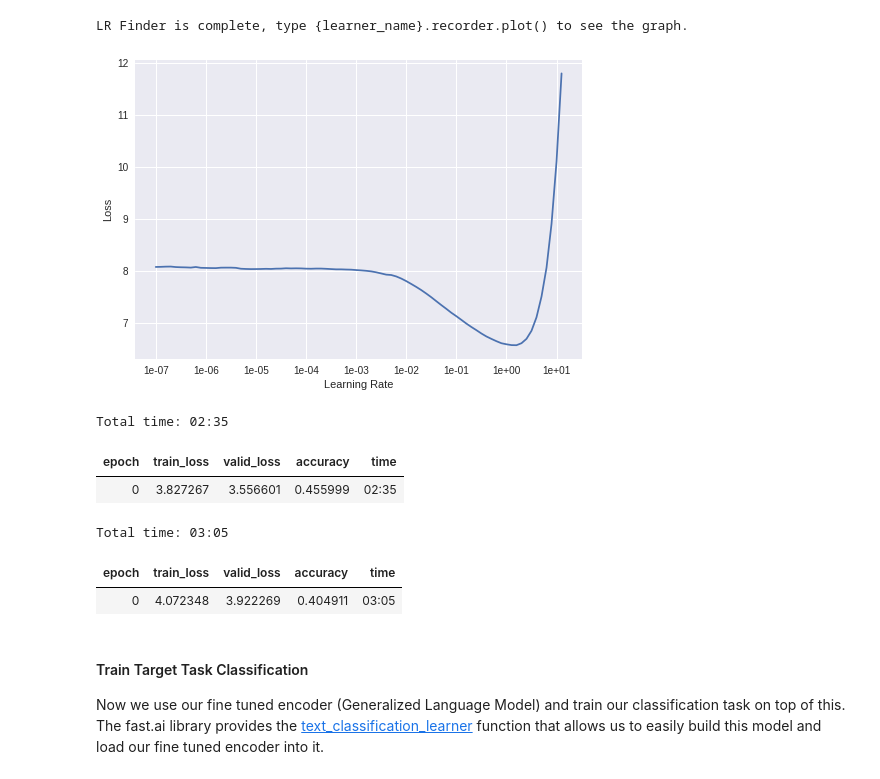
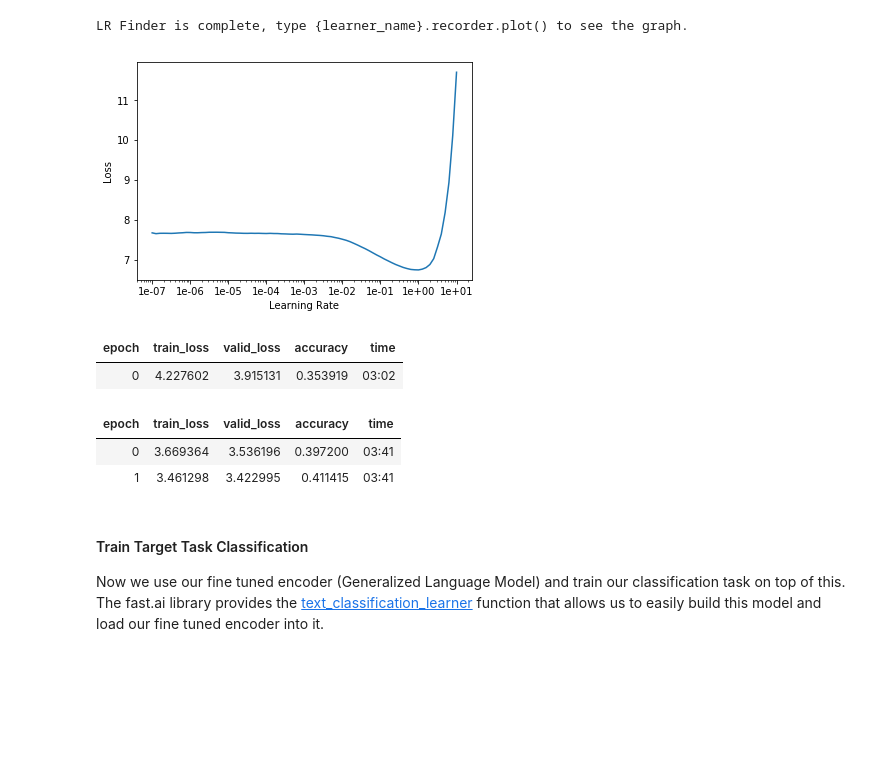
Before and after one commit to garretthoffman/AI_Conf_2019_DL_4_NLP, a Jupyter notebook: 04_ULMFiT_fastai.ipynb, the cells around one changed output. Cells and saved outputs as stored; diff of their text form; code cells hidden in the pictures; blank space fills up the shorter version.

```diff
--- a/04_ULMFiT_fastai.ipynb
+++ b/04_ULMFiT_fastai.ipynb
@@ -87,5 +70,3 @@ Working with raw text data often requires preprocessing the text in some fashion
-# %%
-messages = np.array([utl.preprocess_ST_message(message) for message in messages])
 # %% [markdown]
 #### Create Data DF
 
@@ -153,24 +134,23 @@ LR Finder is complete, type {learner_name}.recorder.plot() to see the graph.
 # plot learning rate performance to get max learning rate for one cycle fitting
 lm_learn.recorder.plot()
 # %% [output]
-[figure, old version]
+[figure, new version]
 # %%
 # run one cycle training with max learning rate equal to ~1/10 (1 order of magnitude) of min learning rate in plot
 
 # Run one epoch with lower layers
-lm_learn.fit_one_cycle(cyc_len=1, max_lr=2e-1, moms=(0.8, 0.7))
+lm_learn.fit_one_cycle(cyc_len=1, max_lr=1e-1, moms=(0.8, 0.7))
 # %% [output]
-Total time: 02:35
 | epoch | train_loss | valid_loss | accuracy | time |
-| 0 | 3.827267 | 3.556601 | 0.455999 | 02:35 |
+| 0 | 4.227602 | 3.915131 | 0.353919 | 03:02 |
 # %%
 # Run for many epochs with all layers unfrozen and reduce max learning rate by factor of 2.6 (according to paper)
 lm_learn.unfreeze()
-lm_learn.fit_one_cycle(cyc_len=1, max_lr=8e-2, moms=(0.8, 0.7))
+lm_learn.fit_one_cycle(cyc_len=2, max_lr=4e-3, moms=(0.8, 0.7))
 # %% [output]
-Total time: 03:05
 | epoch | train_loss | valid_loss | accuracy | time |
-| 0 | 4.072348 | 3.922269 | 0.404911 | 03:05 |
+| 0 | 3.669364 | 3.536196 | 0.397200 | 03:41 |
+| 1 | 3.461298 | 3.422995 | 0.411415 | 03:41 |
 # %%
 # save the fine tuned encoder
 lm_learn.save_encoder('ft_sentiment_enc')
```
Also changed, not shown: parts of 12 cells of this notebook.
